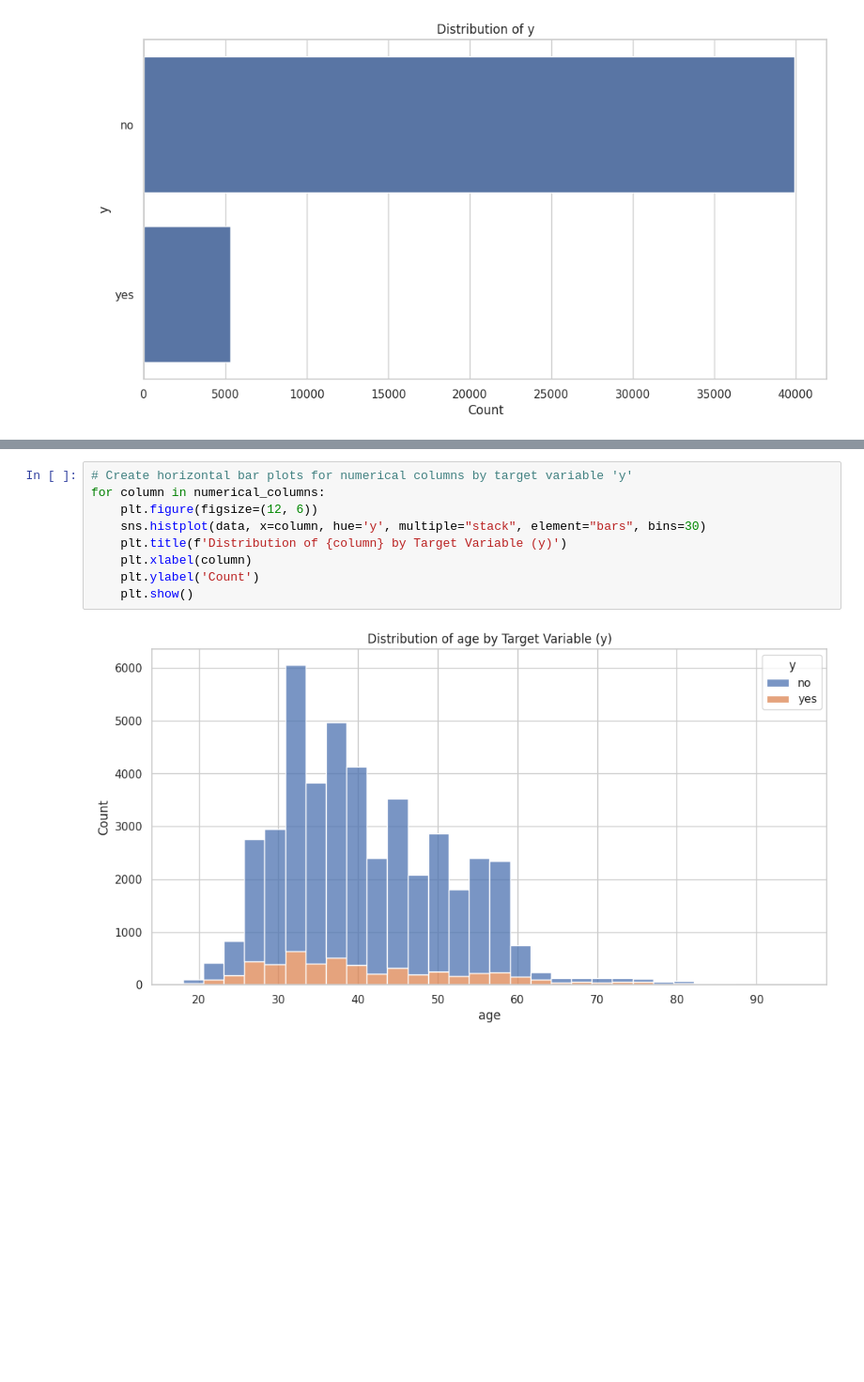
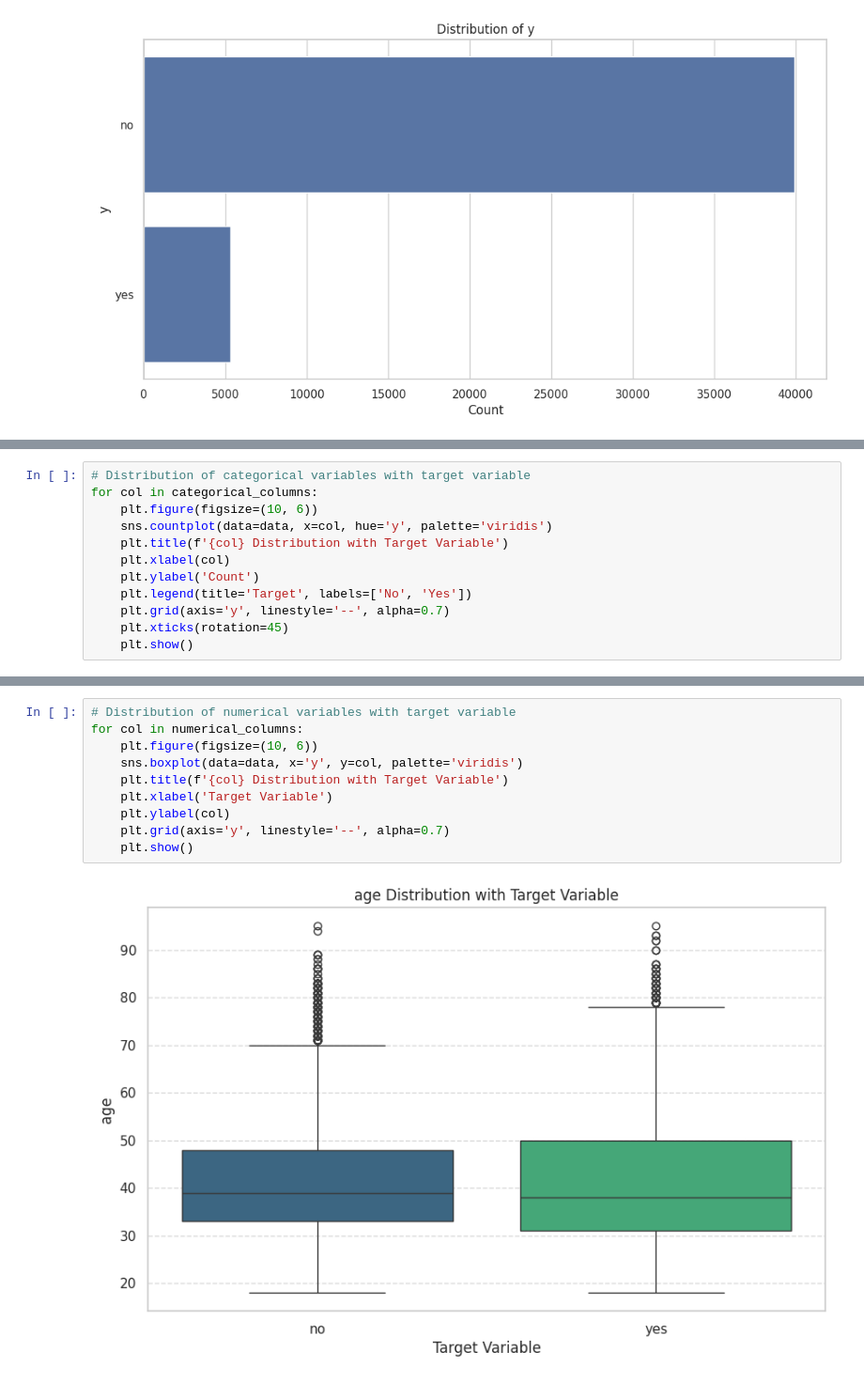
Before and after one commit to PrabhaviWKP/Machine-Learning, a Jupyter notebook: notebooks/2604CW.ipynb, the cells around one changed output, grey strips where cells are left out. Shown at 94% size. Cells and saved outputs as stored; diff of their text form; blank space fills up the shorter version.

Commit message:
Created bar plots to show the relationship between categorical variables and the target variable. Created box plots to show the relationship between numerical variables and the target variable.

```diff
--- a/notebooks/2604CW.ipynb
+++ b/notebooks/2604CW.ipynb
@@ -239,0 +220,12 @@ for column in categorical_columns:
+# %%
+# Distribution of categorical variables with target variable
+for col in categorical_columns:
+    plt.figure(figsize=(10, 6))
+    sns.countplot(data=data, x=col, hue='y', palette='viridis')
+    plt.title(f'{col} Distribution with Target Variable')
+    plt.xlabel(col)
+    plt.ylabel('Count')
+    plt.legend(title='Target', labels=['No', 'Yes'])
+    plt.grid(axis='y', linestyle='--', alpha=0.7)
+    plt.xticks(rotation=45)
+    plt.show()
@@ -240,11 +243,12 @@ for column in categorical_columns:
 # %%
-# Create horizontal bar plots for numerical columns by target variable 'y'
-for column in numerical_columns:
-    plt.figure(figsize=(12, 6))
-    sns.histplot(data, x=column, hue='y', multiple="stack", element="bars", bins=30)
-    plt.title(f'Distribution of {column} by Target Variable (y)')
-    plt.xlabel(column)
-    plt.ylabel('Count')
+# Distribution of numerical variables with target variable
+for col in numerical_columns:
+    plt.figure(figsize=(10, 6))
+    sns.boxplot(data=data, x='y', y=col, palette='viridis')
+    plt.title(f'{col} Distribution with Target Variable')
+    plt.xlabel('Target Variable')
+    plt.ylabel(col)
+    plt.grid(axis='y', linestyle='--', alpha=0.7)
     plt.show()
 # %% [output]
-[figure, old version]
+[figure, new version]
```
Also changed, not shown: parts of 3 cells of this notebook.
